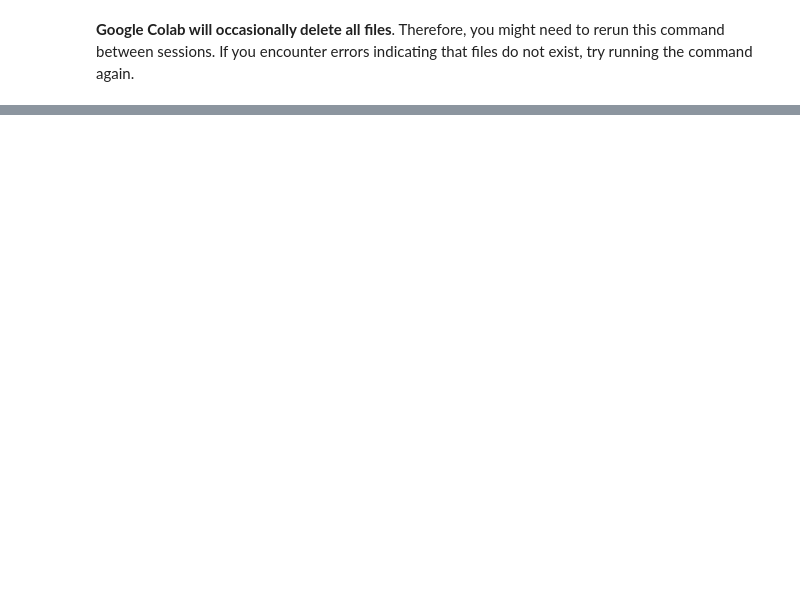
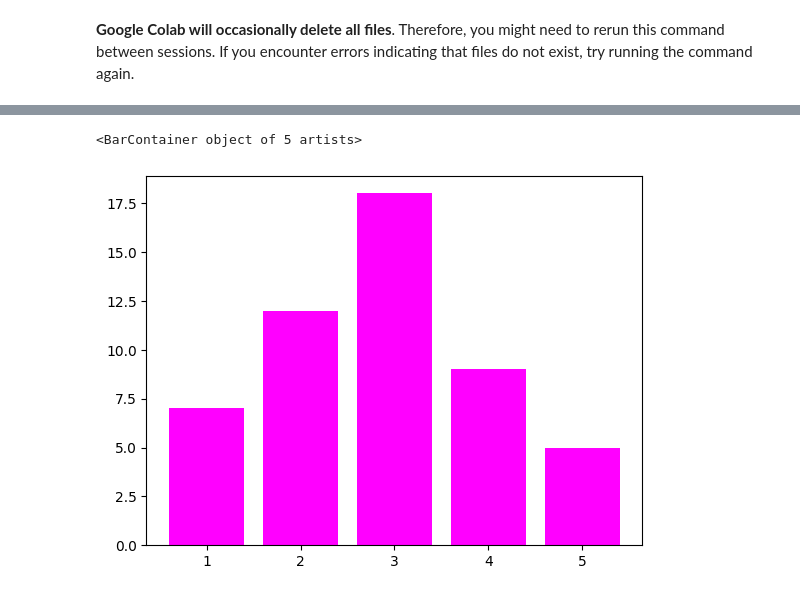
Before and after one commit to aljubic1/RacunalniViid, a Jupyter notebook: lab1.ipynb, the cells around one changed output, grey strips where cells are left out. Cells and saved outputs as stored; diff of their text form; code cells hidden in the pictures; blank space fills up the shorter version.

```diff
--- a/lab1.ipynb
+++ b/lab1.ipynb
@@ -384,0 +160,5 @@ plt.show()
+# %%
+plt.bar(ocjene, broj_ocjena, color='magenta') #moguće je mijenjati boju stupaca
+# %% [output]
+<BarContainer object of 5 artists>
+[figure, added]
```
Also changed, not shown: parts of 81 cells of this notebook.
